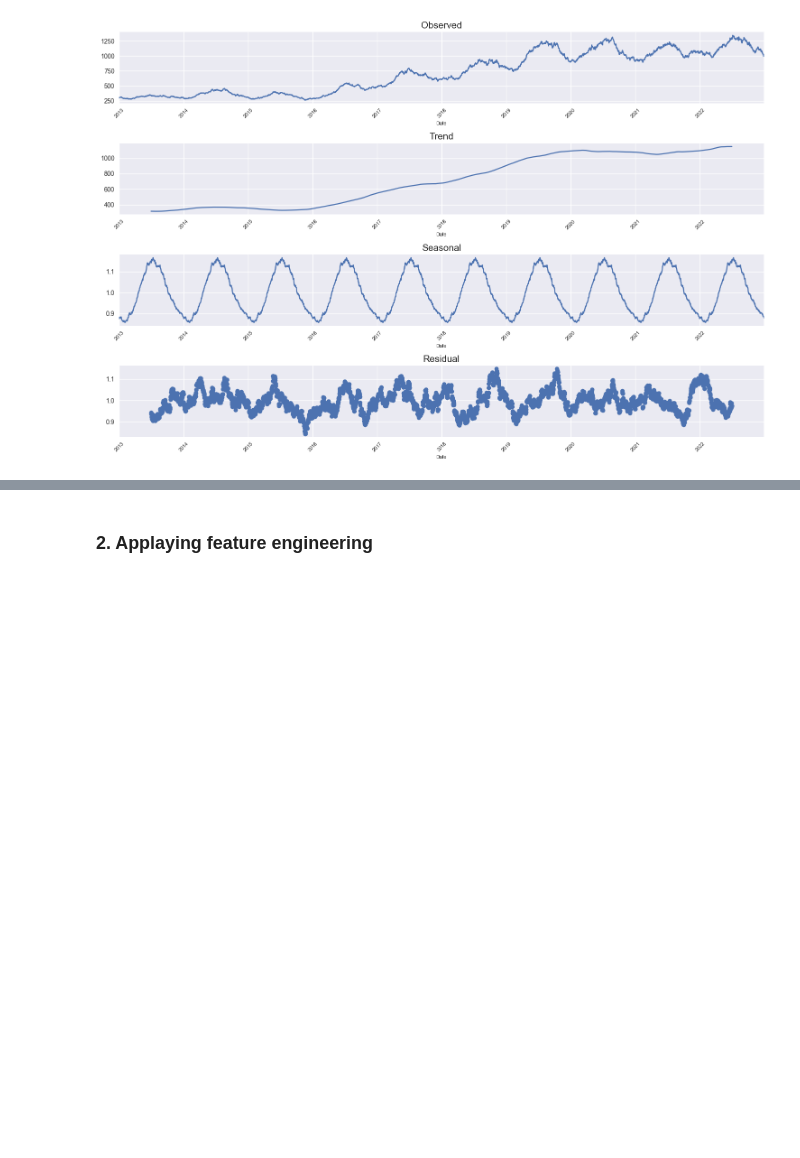
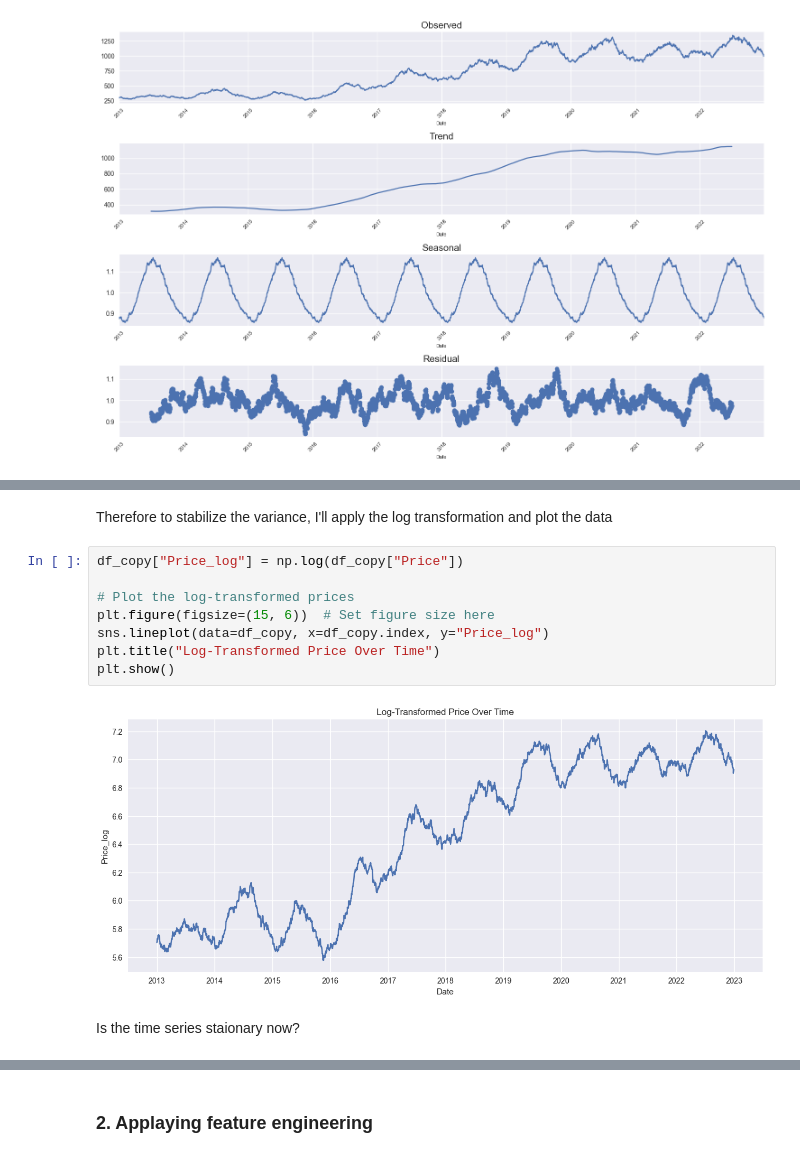
Before and after one commit to MatteoMazzon/expana_job_interview, a Jupyter notebook: assignment_expana_01.ipynb, the cells around one changed output, grey strips where cells are left out. Saved outputs shown, nothing was run; the diff lists cells and outputs as text; blank space fills up the shorter version.

```diff
--- a/assignment_expana_01.ipynb
+++ b/assignment_expana_01.ipynb
@@ -103,0 +159,14 @@ plt.show()
+# %% [markdown]
+Therefore to stabilize the variance, I'll apply the log transformation and plot the data
+# %%
+df_copy["Price_log"] = np.log(df_copy["Price"])
+
+# Plot the log-transformed prices
+plt.figure(figsize=(15, 6))  # Set figure size here
+sns.lineplot(data=df_copy, x=df_copy.index, y="Price_log")
+plt.title("Log-Transformed Price Over Time")
+plt.show()
+# %% [output]
+[figure, added]
+# %% [markdown]
+Is the time series staionary now?
```
Also changed, not shown: parts of 37 cells of this notebook.
